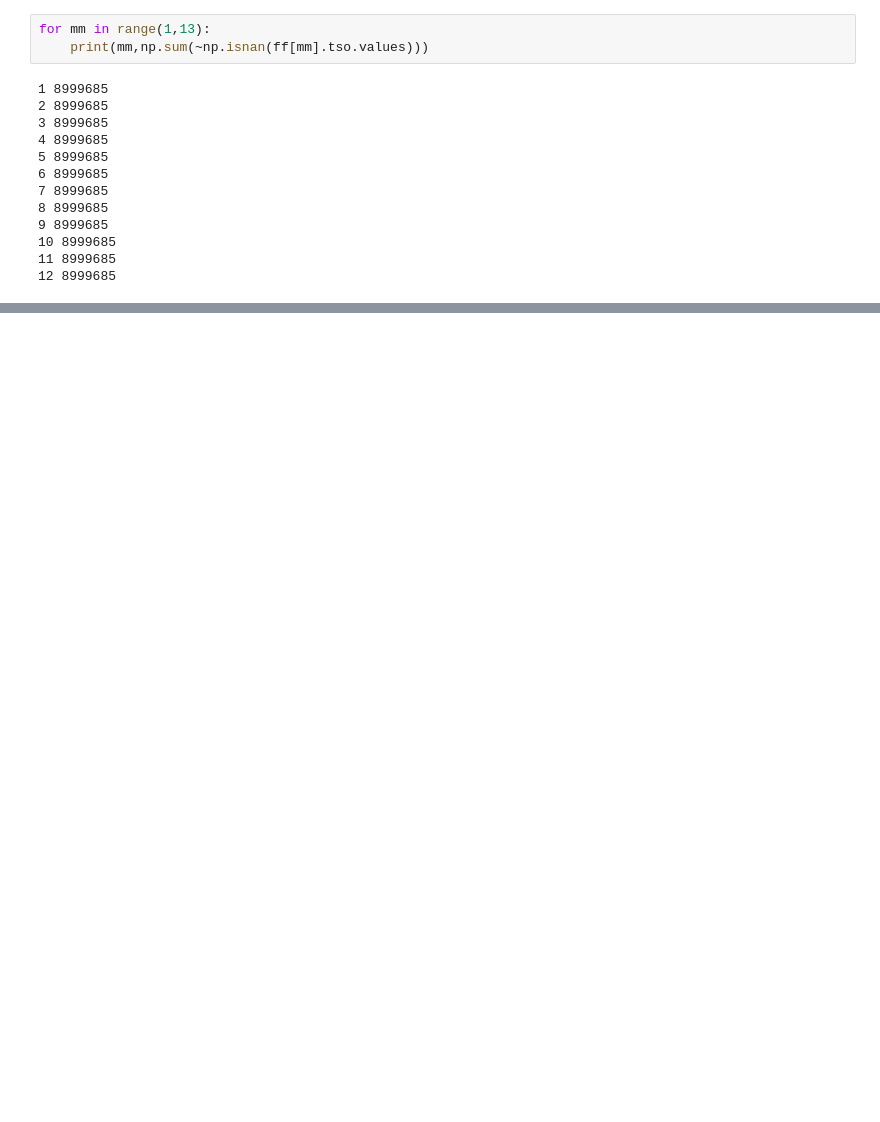
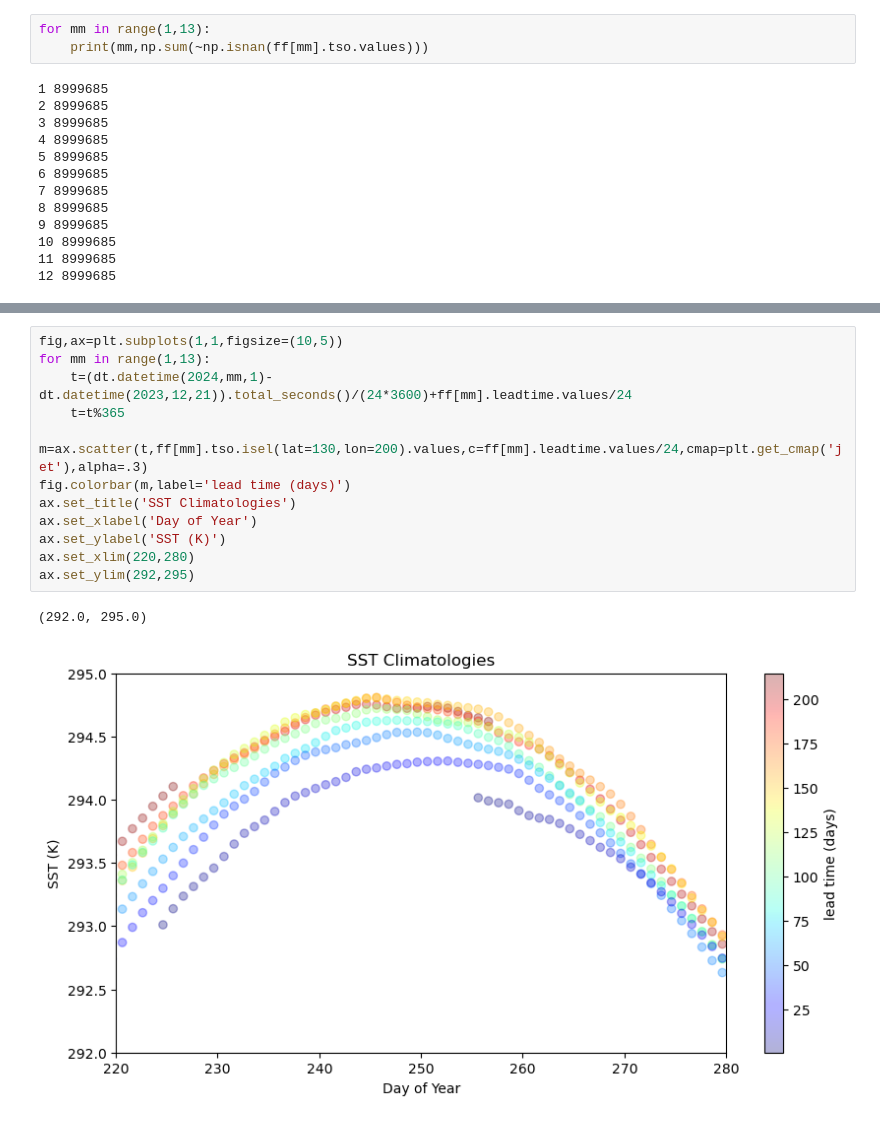
Before and after one commit to e-olson/MHW, a Jupyter notebook: MHW_Forecasts_New/checkClim.ipynb, the cells around one changed output, grey strips where cells are left out. Saved outputs shown, nothing was run; the diff lists cells and outputs as text; blank space fills up the shorter version.

```diff
--- a/MHW_Forecasts_New/checkClim.ipynb
+++ b/MHW_Forecasts_New/checkClim.ipynb
@@ -107,0 +109,15 @@ Text(0, 0.5, 'SST (K)')
+# %%
+fig,ax=plt.subplots(1,1,figsize=(10,5))
+for mm in range(1,13):
+    t=(dt.datetime(2024,mm,1)-dt.datetime(2023,12,21)).total_seconds()/(24*3600)+ff[mm].leadtime.values/24
+    t=t%365
+    m=ax.scatter(t,ff[mm].tso.isel(lat=130,lon=200).values,c=ff[mm].leadtime.values/24,cmap=plt.get_cmap('jet'),alpha=.3)
+fig.colorbar(m,label='lead time (days)')
+ax.set_title('SST Climatologies')
+ax.set_xlabel('Day of Year')
+ax.set_ylabel('SST (K)')
+ax.set_xlim(220,280)
+ax.set_ylim(292,295)
+# %% [output]
+(292.0, 295.0)
+[figure, added]
```
Also changed, not shown: parts of 2 cells of this notebook, 4 other files.
